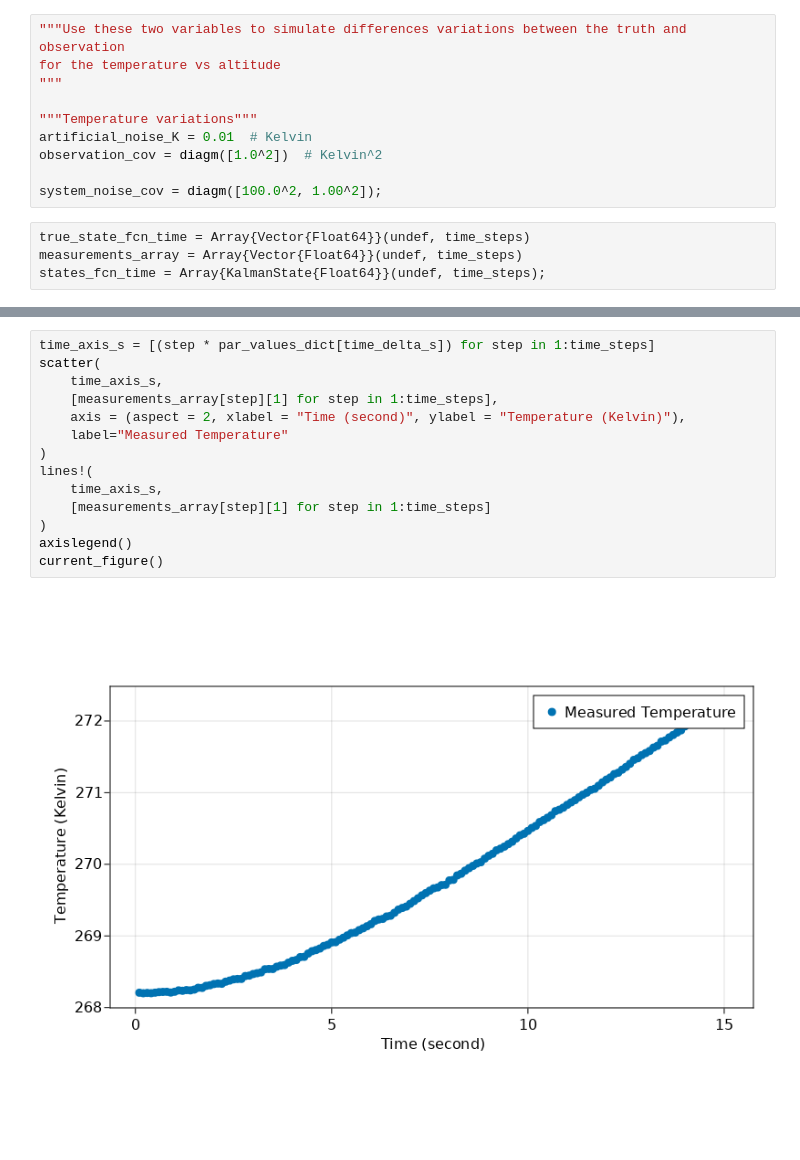
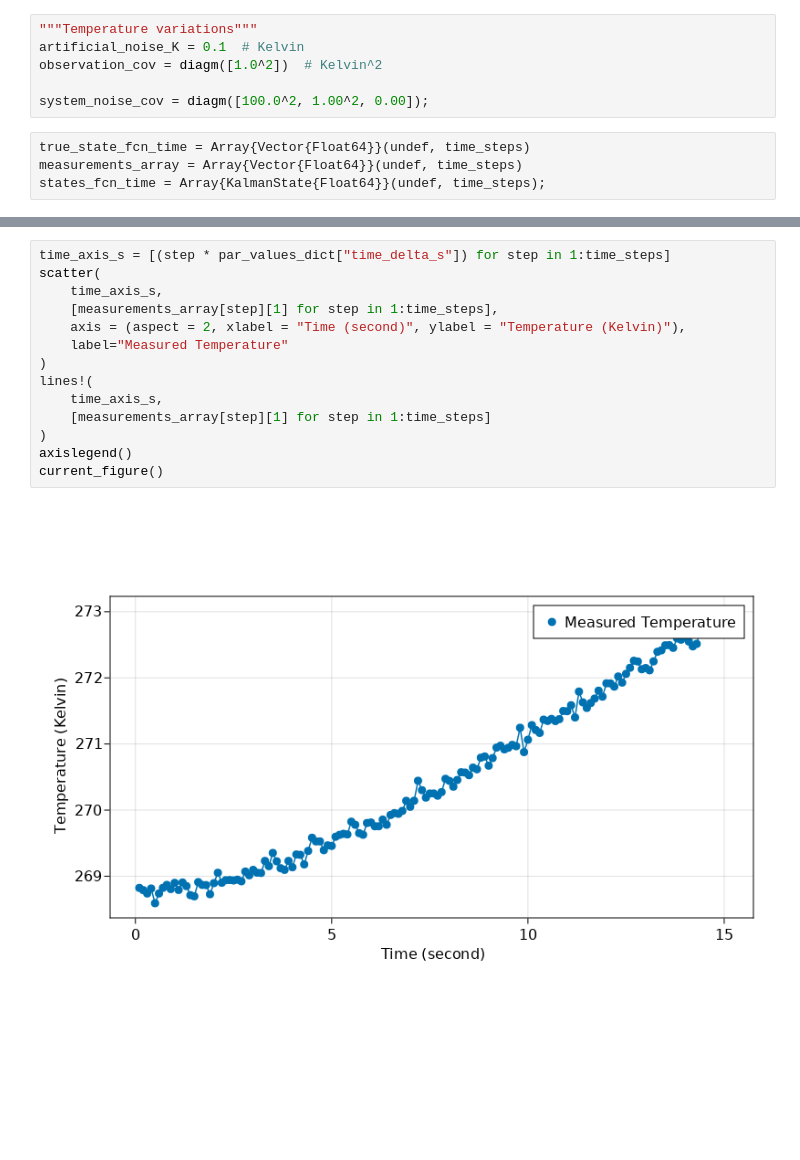
Before and after one commit to hoganman/kalmanfilterjl, a Jupyter notebook: terminalvelocity.ipynb, the cells around one changed output, grey strips where cells are left out. Cells and saved outputs as stored; diff of their text form; blank space fills up the shorter version.

```diff
--- a/terminalvelocity.ipynb
+++ b/terminalvelocity.ipynb
@@ -173,13 +231,9 @@ obs_mat = float(obs_mat_sym.subs(par_values_dict).doit().evalf())
 # %%
-"""Use these two variables to simulate differences variations between the truth and observation
-for the temperature vs altitude
-"""
-
 """Temperature variations"""
-artificial_noise_K = 0.01  # Kelvin
+artificial_noise_K = 0.1  # Kelvin
 observation_cov = diagm([1.0^2])  # Kelvin^2
 
-system_noise_cov = diagm([100.0^2, 1.00^2]);
+system_noise_cov = diagm([100.0^2, 1.00^2, 0.00]);
 # %%
 true_state_fcn_time = Array{Vector{Float64}}(undef, time_steps)
 measurements_array = Array{Vector{Float64}}(undef, time_steps)
@@ -245,21 +282,21 @@ for step in 1:time_steps
 
 end
 # %%
-time_axis_s = [(step * par_values_dict[time_delta_s]) for step in 1:time_steps]
+time_axis_s = [(step * par_values_dict["time_delta_s"]) for step in 1:time_steps]
 scatter(
     time_axis_s,
     [measurements_array[step][1] for step in 1:time_steps],
     axis = (aspect = 2, xlabel = "Time (second)", ylabel = "Temperature (Kelvin)"),
     label="Measured Temperature"
 )
 lines!(
     time_axis_s,
     [measurements_array[step][1] for step in 1:time_steps]
 )
 axislegend()
 current_figure()
 # %% [output]
-[figure, old version]
+[figure, new version]
 # %%
 true_positions_m = [tr_st[1] for tr_st in true_state_fcn_time]
 esti_positions_m = [s.state[1] for s in states_fcn_time]
```
Also changed, not shown: parts of 22 cells of this notebook.
